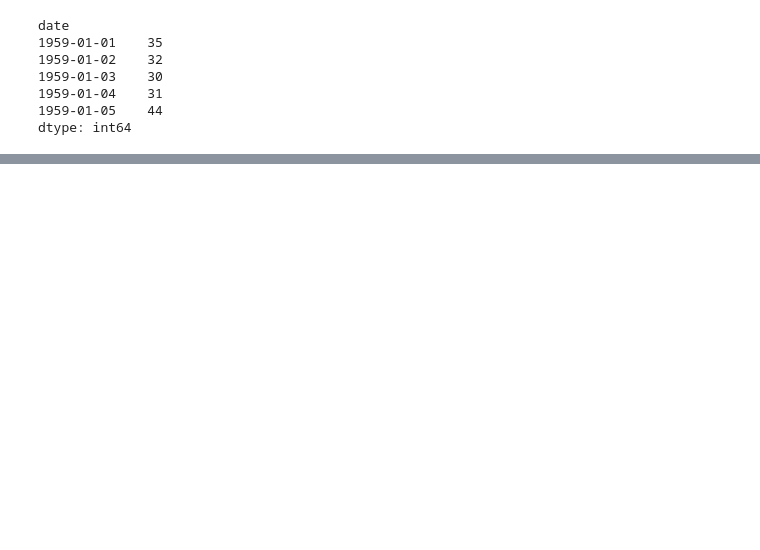
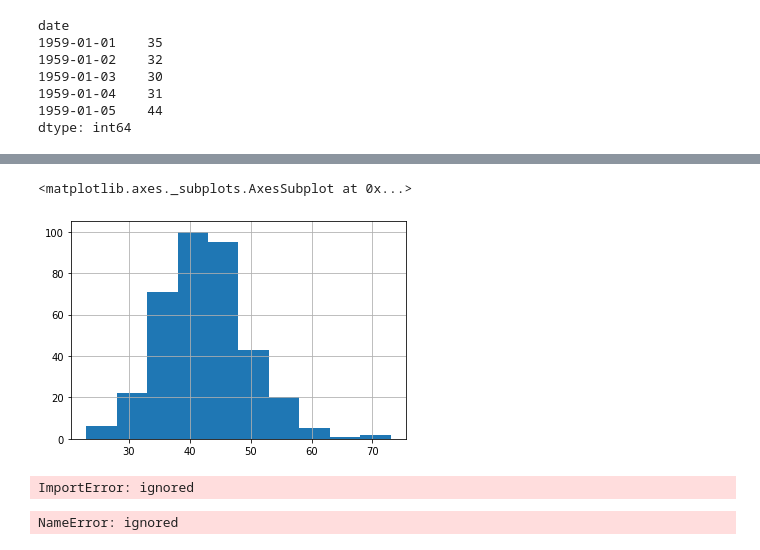
Before and after one commit to love-bees/dataHacker, a Jupyter notebook: 08_TSERIES.ipynb, the cells around one changed output, grey strips where cells are left out. Saved outputs shown, nothing was run; the diff lists cells and outputs as text; code cells hidden in the pictures; blank space fills up the shorter version.

```diff
--- a/08_TSERIES.ipynb
+++ b/08_TSERIES.ipynb
@@ -130,0 +195,35 @@ Name: 0, dtype: object
+# %%
+# Često je korisno da se nacrta histogram i proveri kako su vrednosti raspodeljene
+# histogram duž x ose uzima vrednosti rođene dece
+# a duž y ose uzima broj koliko se to puta desilo za odgovarajući "pravougaonik", odnosno "frquency bin"
+
+# Dakle, vidimo da je broj dana kada je rođene dece bilo između 38 i 43 bilo ukupno 100 puta u analiziranoj godini.
+series_births.hist()
+# %% [output]
+<matplotlib.axes._subplots.AxesSubplot at 0x...>
+[figure, added]
+# %%
+# Jos jedan zanimljiv primer grafičke vizuelizacije predstavlja i grafik boxplot()
+# zbog konciznosti, ponovićemo ovde celokupan kod koji je potreban da bi se ovo izvršilo
+from pandas import Series
+from pandas import DataFrame
+from pandas import TimeGrouper
+from pandas import concat
+from matplotlib import pyplot
+
+
+serija = Series.from_csv('daily-total-female-births.csv', header = 0)
+grupe = serija.groupby(TimeGrouper('M'))
+
+meseci = DataFrame()
+meseci = concat( [DataFrame(x[1].values) for x in grupe], axis=1)
+
+meseci = DataFrame(meseci)
+meseci.columns = range(1,13)
+meseci.boxplot()
+# %% [output]
+ImportError: ignored
+# %%
+serija.index[0]
+# %% [output]
+NameError: ignored
```
Also changed, not shown: parts of 17 cells of this notebook.
